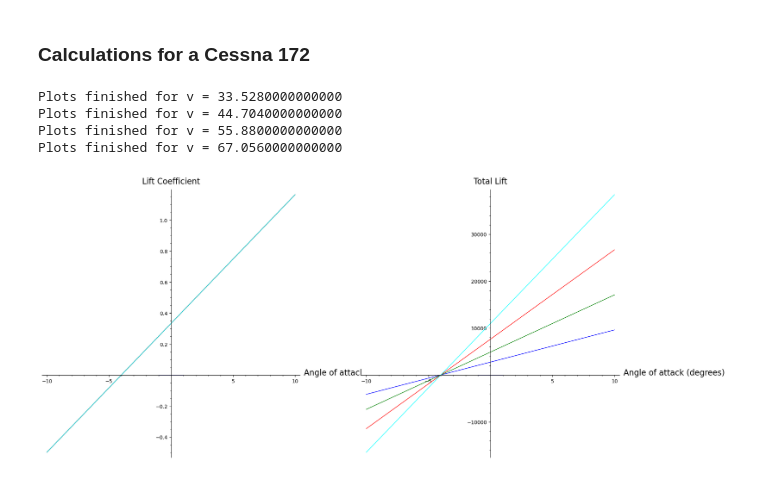
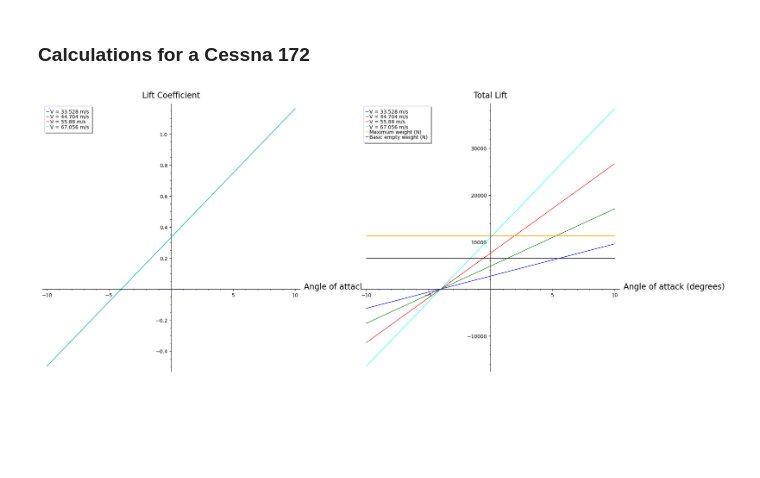
Before and after one commit to juandurante2005/Aerospace-CS-project, a Jupyter notebook: Expanded-lift-dist.ipynb, the cells around one changed output. Saved outputs shown, nothing was run; the diff lists cells and outputs as text; code cells hidden in the pictures; blank space fills up the shorter version.

Commit message:
Minor bug fixes and fixed rounding issue

```diff
--- a/Expanded-lift-dist.ipynb
+++ b/Expanded-lift-dist.ipynb
@@ -246,27 +246,23 @@ for v in v_infinity:
         vec = LiftFinder(wing_info)
         coeffs.append(vec.get_lift_coefficient())
         lifts.append(vec.get_total_lift())
-    c_plots.append(list_plot(list(zip(alpha, coeffs)), plotjoined=True, color=color_list[i % 7]))
-    l_plots.append(list_plot(list(zip(alpha, lifts)), plotjoined=True, color=color_list[i % 7]))
+    c_plots.append(list_plot(list(zip(alpha, coeffs)), plotjoined=True, color=color_list[i % 7],legend_label = "V = " + str(round(v,3)) + " m/s"))
+    l_plots.append(list_plot(list(zip(alpha, lifts)), plotjoined=True, color=color_list[i % 7],legend_label = "V = " + str(round(v, 3)) + " m/s"))
     i = i + 1
-# %% [output]
-Plots finished for v = 33.5280000000000
-Plots finished for v = 44.7040000000000
-Plots finished for v = 55.8800000000000
-Plots finished for v = 67.0560000000000
 # %%
 
 total_c_plots = plot(0)
 total_l_plots = plot(0)
 
 for p in c_plots:
     total_c_plots = total_c_plots + p
 for p in l_plots:
     total_l_plots = total_l_plots + p
+total_l_plots = total_l_plots + plot(1157 * 9.8, (-10, 10), color = "orange",legend_label="Maximum weight (N)") + plot(667 * 9.8, (-10, 10), color=color_list[6],legend_label="Basic empty weight (N)")
 total_c_plots.axes_labels(["Angle of attack (degrees)", "Lift Coefficient"])
 total_l_plots.axes_labels(["Angle of attack (degrees)", "Total Lift"])
 
 ga = graphics_array(((total_c_plots),( total_l_plots)))
 ga.show(figsize = [18, 8])
 # %% [output]
-[figure, old version]
+[figure, new version]
```
